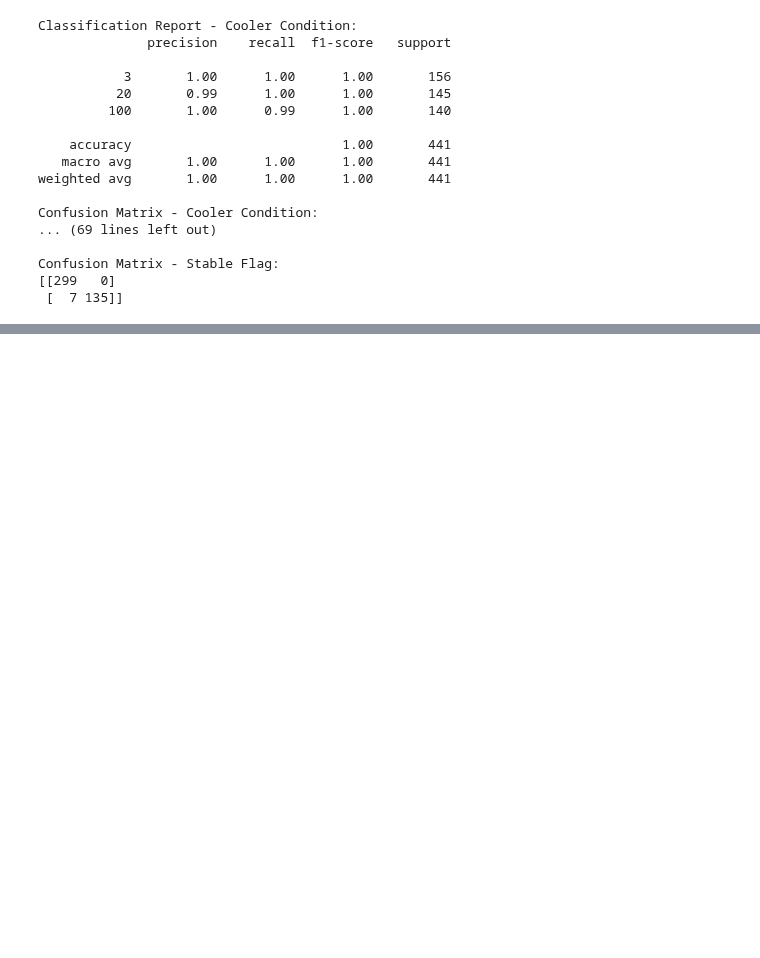
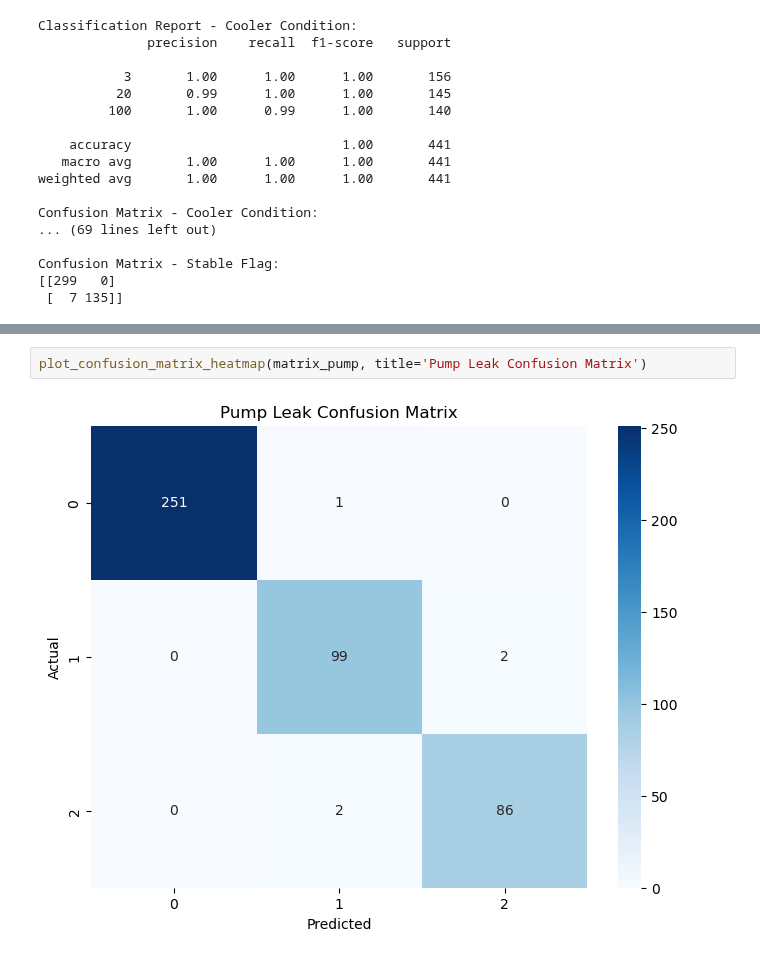
Before and after one commit to ajaykofficial/Machine-Learning, a Jupyter notebook: Condition Monitoring of Hydraulic System/RandomForest.ipynb, the cells around one changed output, grey strips where cells are left out. Drawn from its saved outputs; the diff is of its cells as text; blank space fills up the shorter version.

```diff
--- a/Condition Monitoring of Hydraulic System/RandomForest.ipynb
+++ b/Condition Monitoring of Hydraulic System/RandomForest.ipynb
@@ -273,0 +296,4 @@ Confusion Matrix - Stable Flag:
+# %%
+plot_confusion_matrix_heatmap(matrix_pump, title='Pump Leak Confusion Matrix')
+# %% [output]
+[figure, added]
```
Also changed, not shown: parts of 7 cells of this notebook.
